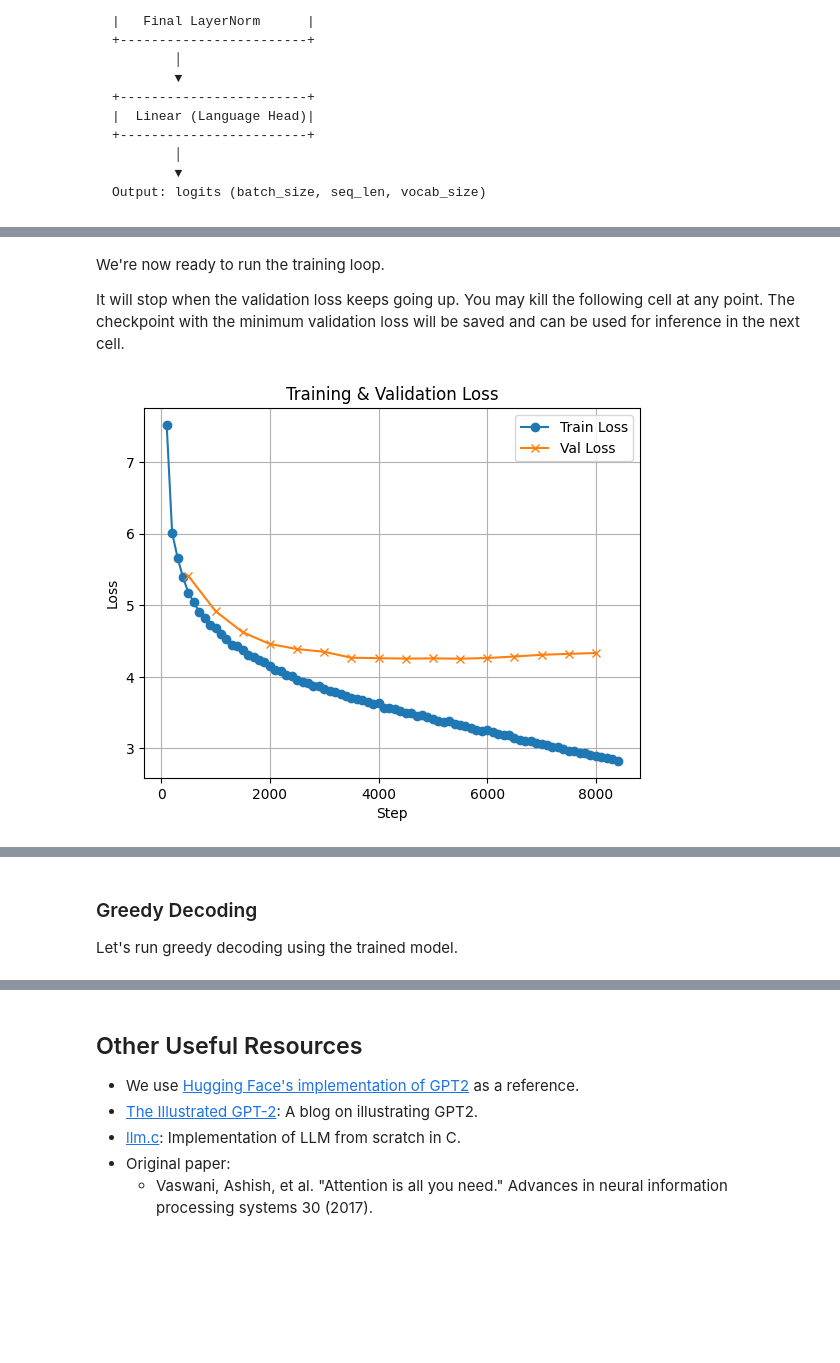
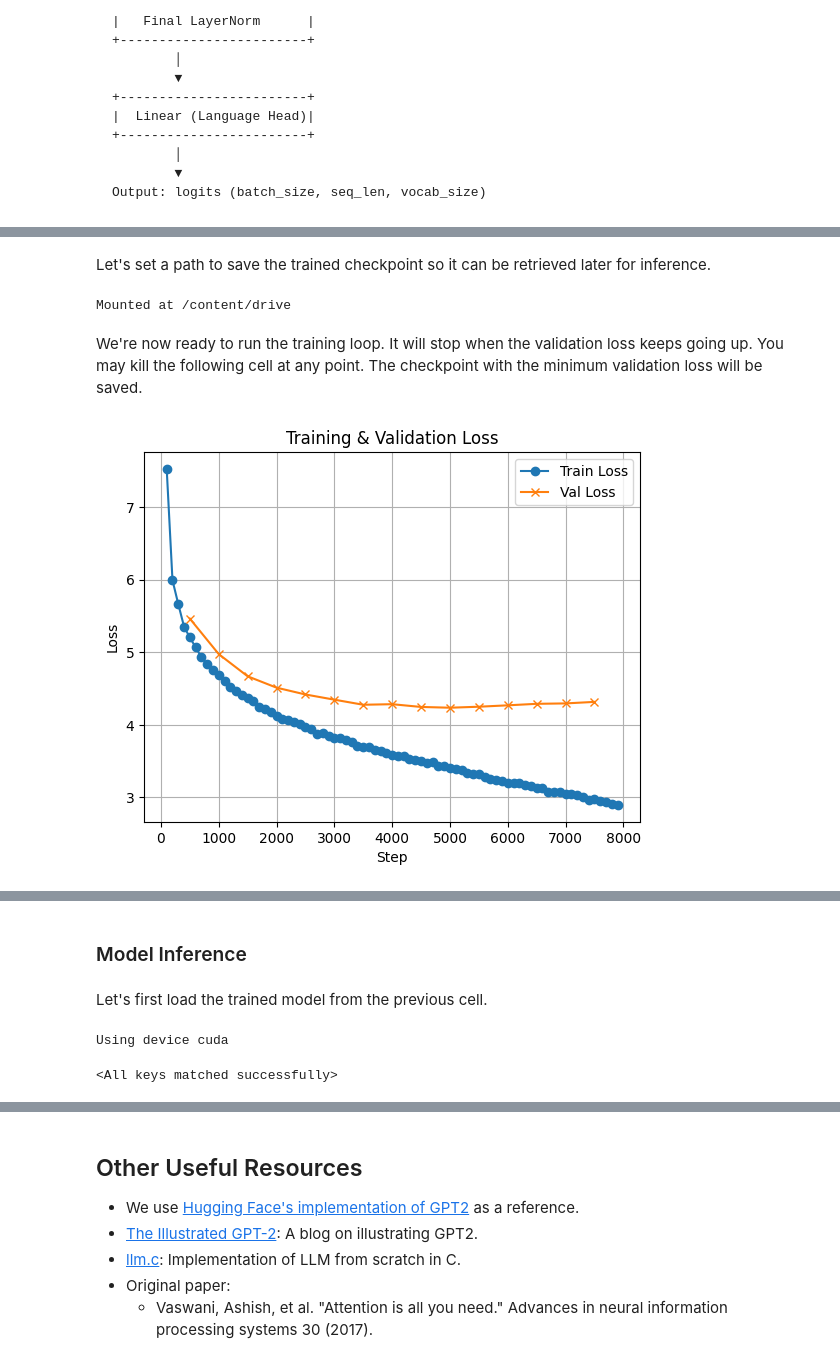
Before and after one commit to shunzh/llm.ipynb, a Jupyter notebook: llm.ipynb, the cells around one changed output, grey strips where cells are left out. Cells and saved outputs as stored; diff of their text form; code cells hidden in the pictures; blank space fills up the shorter version.

Commit message:
sampling; more visuals

```diff
--- a/llm.ipynb
+++ b/llm.ipynb
@@ -192,7 +205,7 @@ class MLP(nn.Module):
 
 
 # Test MLP
-x = torch.randn(2, 3, config.hidden_size)
+x = torch.randn(1, 3, config.hidden_size)
 mlp = MLP(config.hidden_size, config.ff_hidden_size)
 output = mlp(x)
 print("Output shape:", output.shape)
@@ -224,7 +237,7 @@ class DecoderBlock(nn.Module):
 
 
 # Test Decoder
-x = torch.randn(2, 3, config.hidden_size)
+x = torch.randn(1, 3, config.hidden_size)
 decoder = DecoderBlock(config.hidden_size, config.ff_hidden_size)
 x = decoder(x)
 print(x.shape)
@@ -311,7 +324,7 @@ class Transformer(nn.Module):
 
 
 # Test Transformer
-input_ids = torch.randint(0, config.vocab_size, (2, 3))
+input_ids = torch.randint(0, config.vocab_size, (1, 3))
 
 model = Transformer(
     hidden_size=config.hidden_size,
@@ -406,11 +420,24 @@ val_dataloader = DataLoader(val_dataset, batch_size=16, shuffle=False, drop_last
 
 print("Number of batches in training set:", len(dataloader))
 print("Number of batches in validation set:", len(val_dataloader))
+# %% [markdown]
+Let's set a path to save the trained checkpoint so it can be retrieved later for inference.
+# %%
+from google.colab import drive
+drive.mount('/content/drive')
+
+# Set model path here
+model_checkpoint_path = "/content/drive/MyDrive/Colab Notebooks/model.pth"
+
+# Or save the checkpoint to this runtime without connecting to Google Drive.
+# The checkpoint will be deleted after the runtime terminates.
+# model_checkpoint_path = "/content/model.pth"
+# %% [output]
+Mounted at /content/drive
 # %% [markdown]
 We're now ready to run the training loop.
-
 It will stop when the validation loss keeps going up.
-You may kill the following cell at any point. The checkpoint with the minimum validation loss will be saved and can be used for inference in the next cell.
+You may kill the following cell at any point. The checkpoint with the minimum validation loss will be saved.
 # %%
 from tqdm import tqdm
 import matplotlib.pyplot as plt
@@ -471,6 +498,7 @@ def train(
             refresh = False
 
             if step % log_interval == 0:
+                # Log training loss
                 avg_loss = sum(batch_losses) / len(batch_losses)
                 train_loss_history.append(avg_loss)
                 train_step_history.append(step)
@@ -478,6 +506,7 @@ def train(
                 refresh = True
 
             if step % eval_interval == 0:
+                # Log validation loss
                 model.eval()
                 val_loss = 0
                 count = 0
@@ -491,12 +520,13 @@ def train(
                         count += 1
                 val_loss /= count
 
+                # Handle model saving and early stopping
                 if len(val_loss_history) == 0 or val_loss < min(val_loss_history):
                     # This is the best model on validation set so far
                     steps_since_best_ckpt = 0
 
                     # Save the model weights
-                    torch.save(model.state_dict(), "/content/model.pth")
+                    torch.save(model.state_dict(), model_checkpoint_path)
                 else:
                     # This is worse than the best model on validation set
                     steps_since_best_ckpt += 1
@@ -520,32 +550,32 @@ def train(
 device = torch.device("cuda") if torch.cuda.is_available() else torch.device("cpu")
 print("Using device", device)
 
 # Initialize model
 model = Transformer(
     hidden_size=config.hidden_size,
     ff_hidden_size=config.ff_hidden_size,
     vocab_size=config.vocab_size,
     max_seq_len=config.max_seq_len,
     num_hidden_layers=config.num_hidden_layers,
     dropout_rate=config.dropout_rate,
 ).to(device)
 
 # Optimizer and loss function
 optimizer = torch.optim.AdamW(model.parameters(), lr=1e-4)
 criterion = torch.nn.CrossEntropyLoss()
 
 train(
     model,
     dataloader,
     val_dataloader,
     optimizer,
     criterion,
     epochs=1,
     device=device,
     log_interval=100,
     eval_interval=500,
     patience=5,
 )
 # %% [output]
-[figure, old version]
+[figure, new version]
 Early stopping. No improvement in the last 5 steps.
@@ -553,5 +582,25 @@ Early stopping. No improvement in the last 5 steps.
 Training complete.
-# %% [markdown]
-### Greedy Decoding
-
-Let's run greedy decoding using the trained model.
+# %% [markdown]
+### Model Inference
+# %% [markdown]
+Let's first load the trained model from the previous cell.
+# %%
+#  The training cell above may have been killed. So redefine these variables here.
+device = torch.device("cuda") if torch.cuda.is_available() else torch.device("cpu")
+print("Using device", device)
+
+# Initialize model
+model = Transformer(
+    hidden_size=config.hidden_size,
+    ff_hidden_size=config.ff_hidden_size,
+    vocab_size=config.vocab_size,
+    max_seq_len=config.max_seq_len,
+    num_hidden_layers=config.num_hidden_layers,
+    dropout_rate=config.dropout_rate,
+).to(device)
+
+# Load trained model
+model.load_state_dict(torch.load(model_checkpoint_path, map_location=device))
+# %% [output]
+Using device cuda
+<All keys matched successfully>
```
Also changed, not shown: parts of 24 cells of this notebook.
